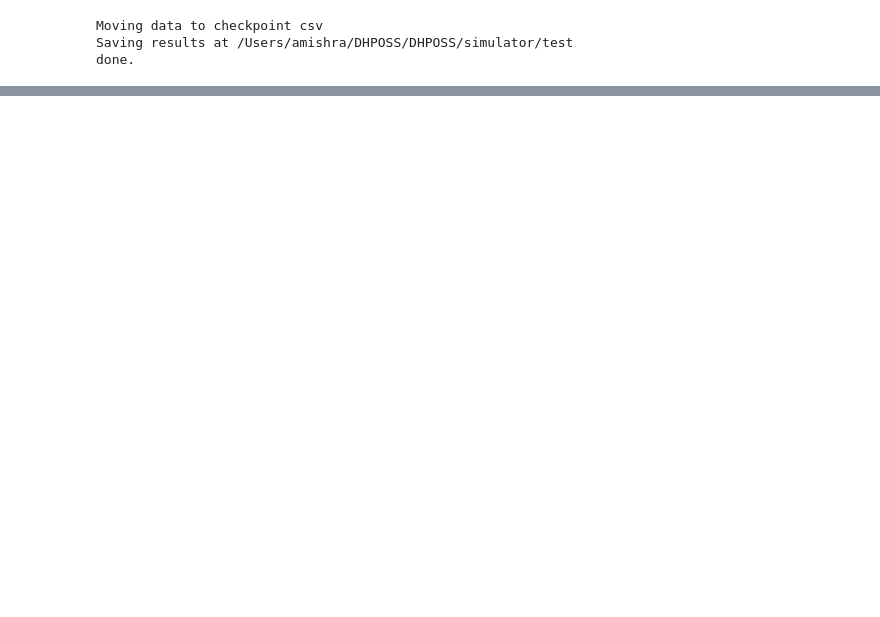
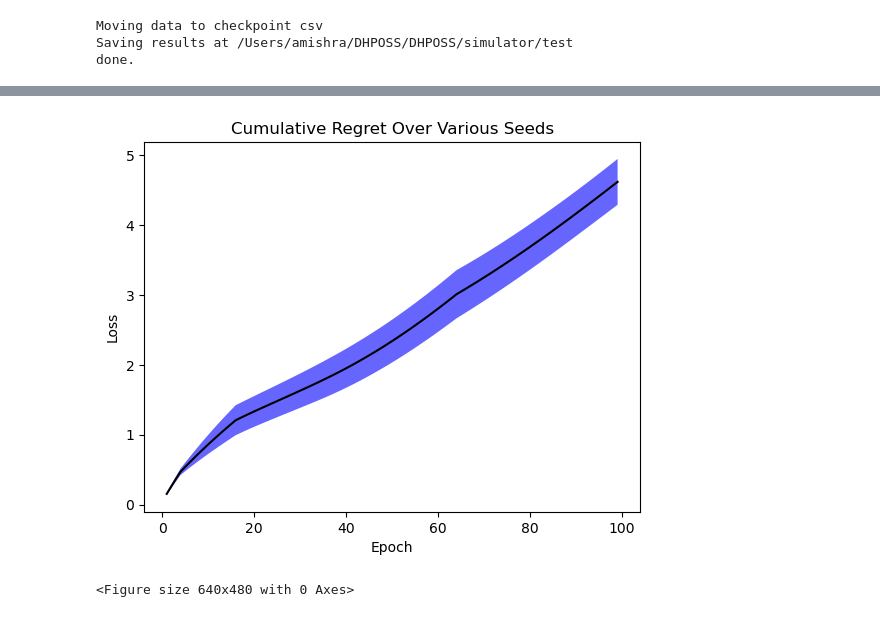
Before and after one commit to aakamishra/phoss, a Jupyter notebook: simulator/viz.ipynb, the cells around one changed output, grey strips where cells are left out. Drawn from its saved outputs; the diff is of its cells as text; code cells hidden in the pictures; blank space fills up the shorter version.

```diff
--- a/simulator/viz.ipynb
+++ b/simulator/viz.ipynb
@@ -32,0 +54,21 @@ done.
+# %%
+import numpy as np
+%matplotlib inline
+import matplotlib.pyplot as plt
+
+cumulative_avg = np.vstack([viz.cumulative_regret for viz in viz_list])
+x = list(range(1, 100))
+y = np.mean(cumulative_avg, axis=0)
+error = np.std(cumulative_avg, axis=0)
+plt.plot(x, y, 'k')
+plt.fill_between(x, y-error, y+error,
+    alpha=0.6, facecolor='blue',
+    linewidth=0)
+plt.title("Cumulative Regret Over Various Seeds")
+plt.xlabel("Epoch")
+plt.ylabel("Loss")
+plt.show()
+plt.savefig("og_cum_regret.png")
+# %% [output]
+[figure, added]
+<Figure size 640x480 with 0 Axes>
```
Also changed, not shown: parts of 5 cells of this notebook.
